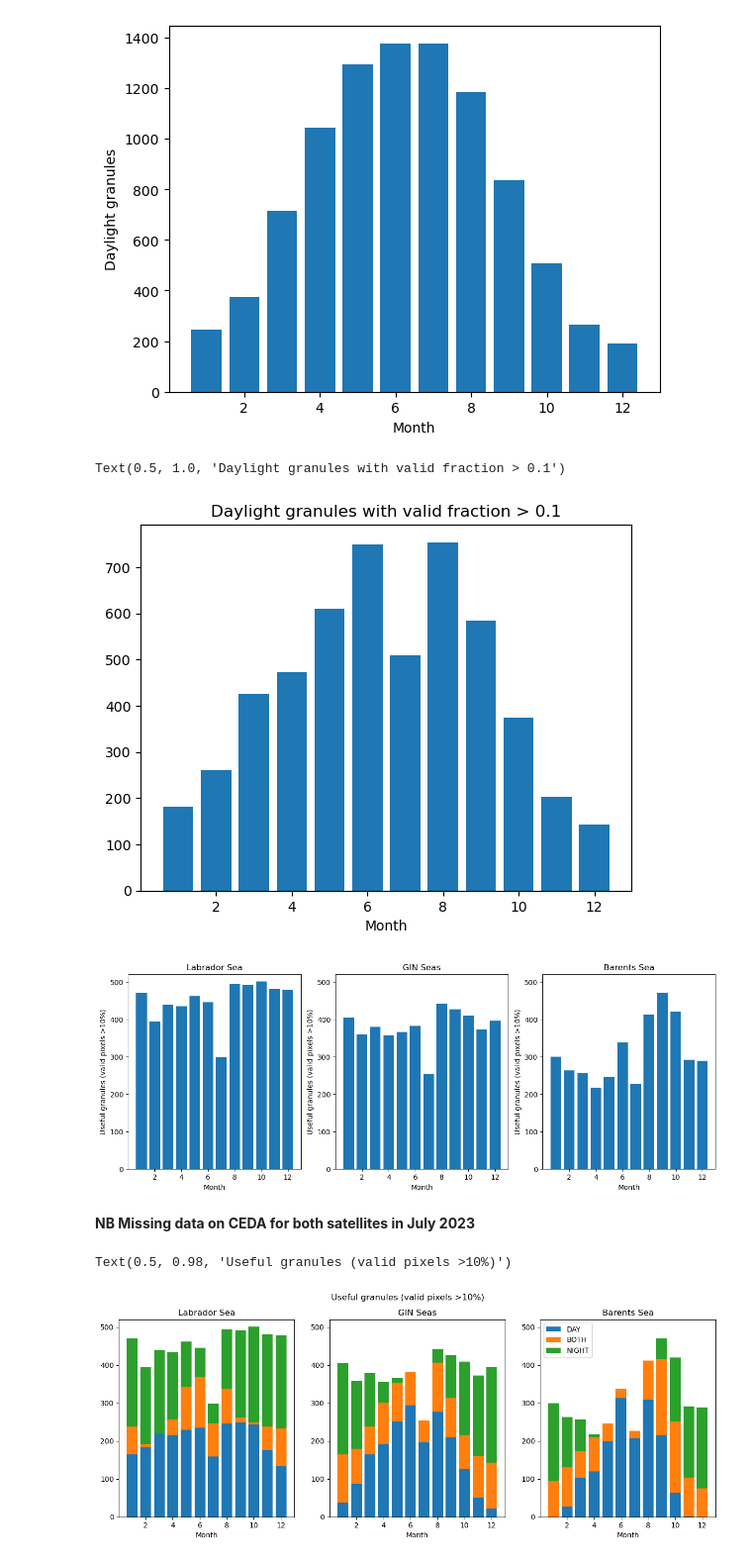
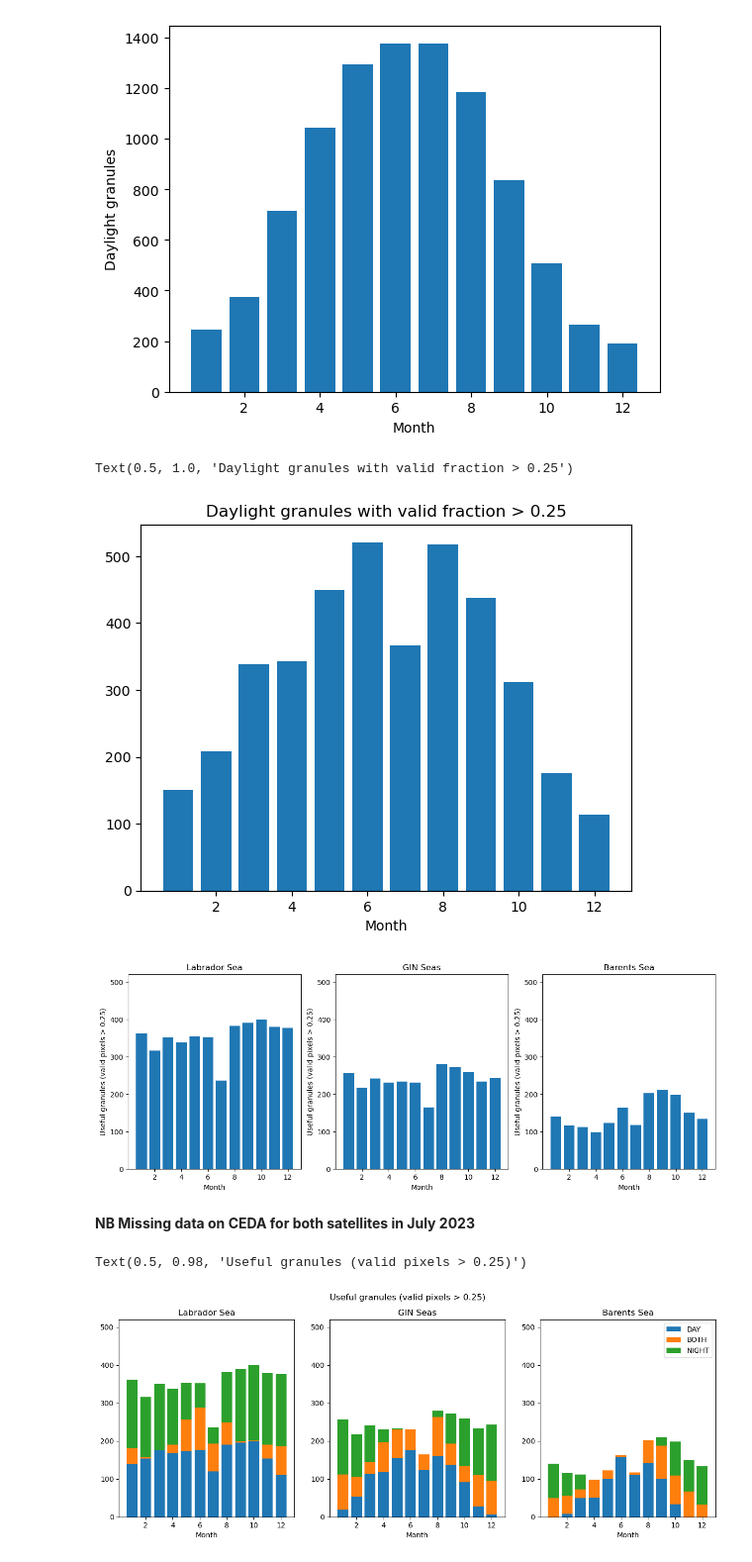
Before and after one commit to flogrows/phd-notebooks, a Jupyter notebook: GranuleStats.ipynb, the cells around one changed output. Shown at 99% size. Cells and saved outputs as stored; diff of their text form; code cells hidden in the pictures.

Commit message:
Granule metadata changes

```diff
--- a/GranuleStats.ipynb
+++ b/GranuleStats.ipynb
@@ -163,61 +173,63 @@ plt.ylabel("Daylight granules")
 Text(0, 0.5, 'Daylight granules')
 [figure]
 # %%
+threshold = 0.25
 
 plt.bar(range(1,13), [len([k for k in monthly_scene_ids[m].keys()
                     if monthly_scene_ids[m][k]["day_night_flag"] == "DAY"
-                    and monthly_scene_ids[m][k]["valid_pixel_fraction"] > 0.1])
+                    and monthly_scene_ids[m][k]["valid_pixel_fraction"] > threshold])
                 for m in range(1,13)])
 plt.xlabel("Month")
-plt.title("Daylight granules with valid fraction > 0.1")
+plt.title(f"Daylight granules with valid fraction > {threshold}")
 # %% [output]
-Text(0.5, 1.0, 'Daylight granules with valid fraction > 0.1')
+Text(0.5, 1.0, 'Daylight granules with valid fraction > 0.25')
-[figure, old version]
+[figure, new version]
 # %%
+
+
 # same plot but for each region:
 fig, axs = plt.subplots(1,3, figsize=(15,5))
 regions = ["labrador_fraction", "gin_fraction", "barents_fraction"]
 labels = ["Labrador Sea", "GIN Seas", "Barents Sea"]
 for i, region in enumerate(regions):
     axs[i].bar(range(1,13), [len([k for k in monthly_scene_ids[m].keys()
-                        if monthly_scene_ids[m][k]["regions"][region] > 0.1])
+                        if monthly_scene_ids[m][k]["regions"][region] > threshold])
                     for m in range(1,13)])
     axs[i].set_xlabel("Month")
-    axs[i].set_ylabel(f"Useful granules (valid pixels >10%)")
+    axs[i].set_ylabel(f"Useful granules (valid pixels > {threshold})")
     axs[i].set_ylim(0, 520)
     axs[i].set_title(labels[i])
 # %% [output]
-[figure, old version]
+[figure, new version]
 # %% [markdown]
 **NB Missing data on CEDA for both satellites in July 2023**
 # %%
-# same plot but for each region:
+# same plot but delineating between day and night:
 fig, axs = plt.subplots(1,3, figsize=(15,5))
 regions = ["labrador_fraction", "gin_fraction", "barents_fraction"]
 labels = ["Labrador Sea", "GIN Seas", "Barents Sea"]
 times = ["DAY", "BOTH", "NIGHT"]
 
 for i, region in enumerate(regions):
     counts = [[len([k for k in monthly_scene_ids[m].keys()
                         if monthly_scene_ids[m][k]["day_night_flag"] == time
-                        and monthly_scene_ids[m][k]["regions"][region] > 0.1])
+                        and monthly_scene_ids[m][k]["regions"][region] > threshold])
                     for m in range(1,13)] for time in times]
 
     bottom = [0]*12
     for time, count in zip(times, counts):
         axs[i].bar(range(1,13), count, label=time, bottom=bottom)
         bottom = [sum(x) for x in zip(bottom, count)]
 
     axs[i].set_xlabel("Month")
-    #axs[i].set_ylabel(f"Useful, daylight granules")
     axs[i].set_ylim(0, 520)
     axs[i].set_title(labels[i])
 
 axs[2].legend()
-fig.suptitle("Useful granules (valid pixels >10%)")
+fig.suptitle(f"Useful granules (valid pixels > {threshold})")
 # %% [output]
-Text(0.5, 0.98, 'Useful granules (valid pixels >10%)')
+Text(0.5, 0.98, 'Useful granules (valid pixels > 0.25)')
-[figure, old version]
+[figure, new version]
 # %%
 # Normalise by area of region
 # %%
```
Also changed, not shown: parts of 1 cell of this notebook, 1 other file.
